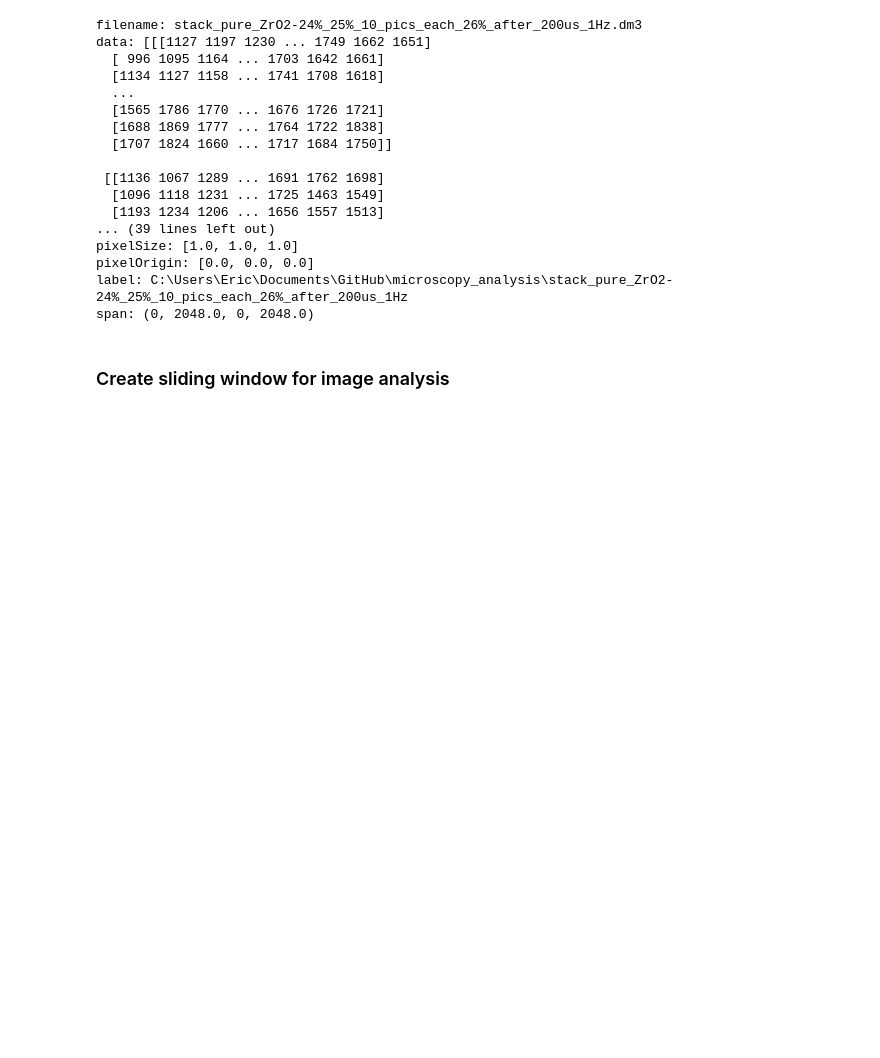
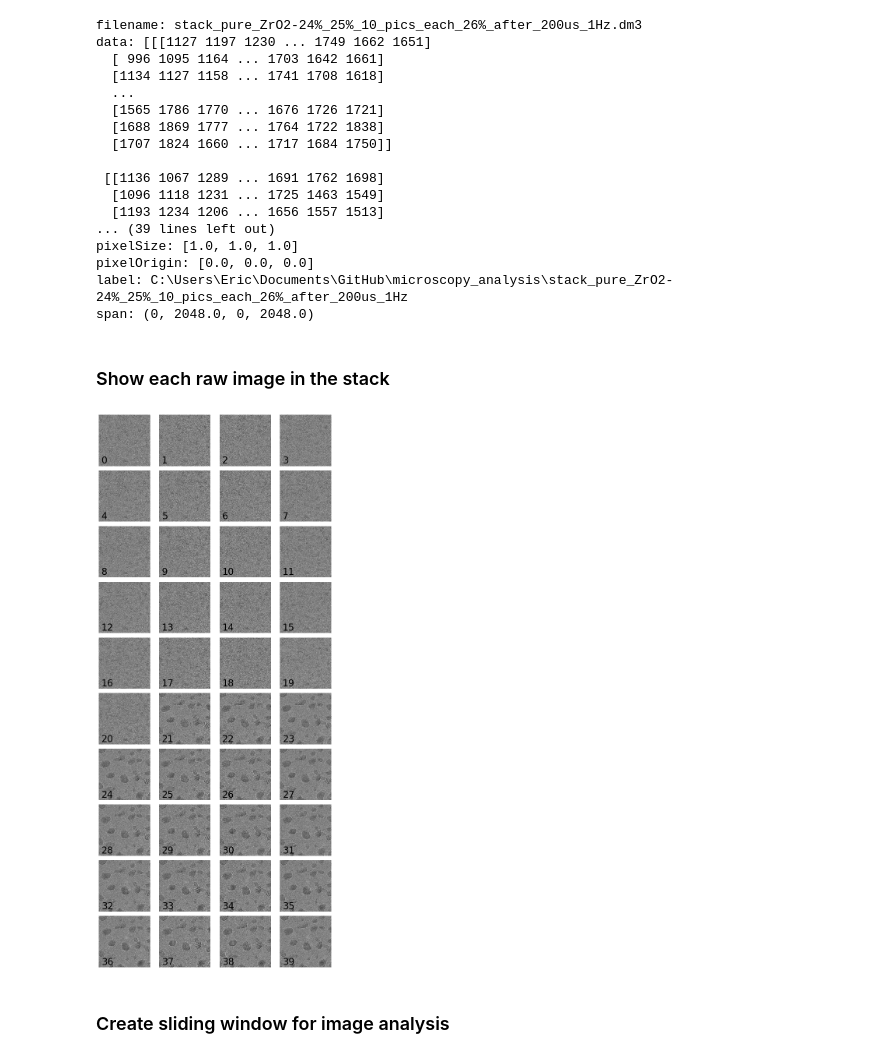
Before and after one commit to ericmuckley/microscopy_analysis, a Jupyter notebook: read_stack.ipynb, the cells around one changed output. Cells and saved outputs as stored; diff of their text form; code cells hidden in the pictures; blank space fills up the shorter version.

Commit message:
plot image stack

```diff
--- a/read_stack.ipynb
+++ b/read_stack.ipynb
@@ -53,6 +53,12 @@ pixelSize: [1.0, 1.0, 1.0]
 pixelOrigin: [0.0, 0.0, 0.0]
 label: C:\Users\Eric\Documents\GitHub\microscopy_analysis\stack_pure_ZrO2-24%_25%_10_pics_each_26%_after_200us_1Hz
 span: (0, 2048.0, 0, 2048.0)
+# %% [markdown]
+### Show each raw image in the stack
+# %%
+mm.show_image_stack(d)
+# %% [output]
+[figure, added]
 # %% [markdown]
 ### Create sliding window for image analysis
 # %%
```
Also changed, not shown: parts of 4 cells of this notebook, 1 other file.
